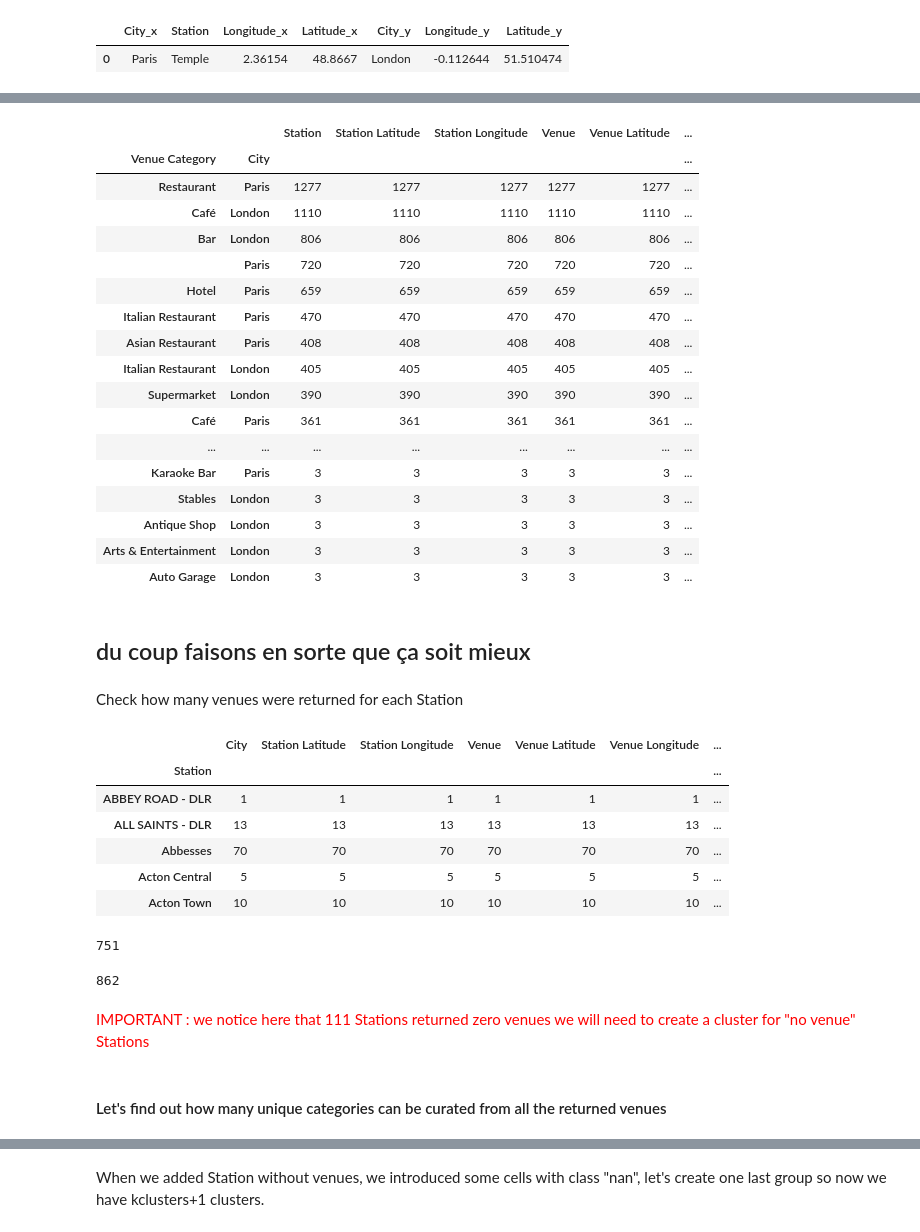
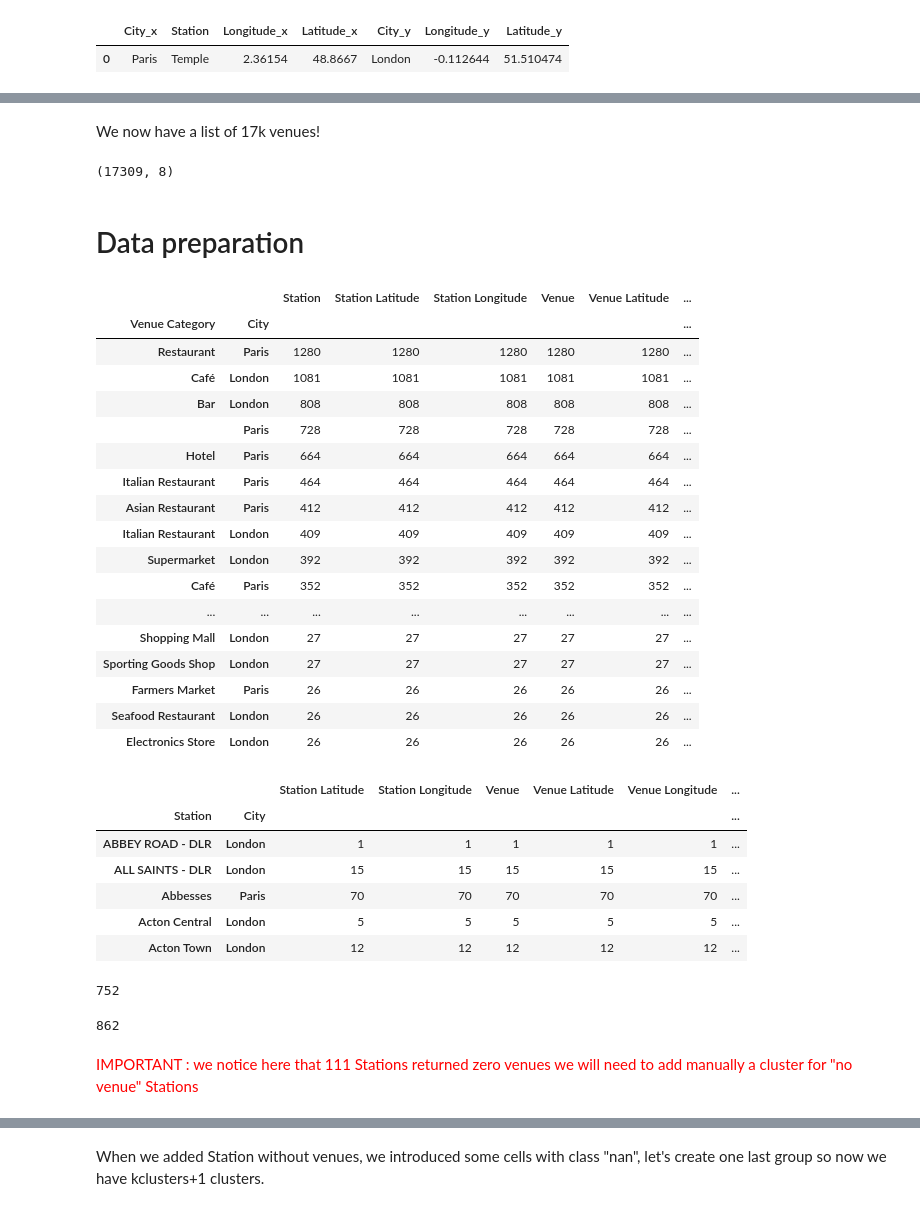
Before and after one commit to juliengirault52/Coursera_Capstone, a Jupyter notebook: capstone_project.ipynb, the cells around one changed output, grey strips where cells are left out. Saved outputs shown, nothing was run; the diff lists cells and outputs as text; code cells hidden in the pictures.

```diff
--- a/capstone_project.ipynb
+++ b/capstone_project.ipynb
@@ -186,4 +200 @@ if 'venues_list' not in globals():
-# %%
-venues_list=[]
-stations_done_list=[]
 # %%
@@ -292,3 +233,0 @@ savevenues=nearby_venues
-# %%
-pd.set_option('display.max_rows', 500)
-nearby_venues.groupby('Venue Category').count().sort_values("City").tail(50)
@@ -314,5 +234,14 @@ nearby_venues.groupby('Venue Category').count().sort_values("City").tail(50)
+# %% [markdown]
+We now have a list of 17k venues!
+# %%
+print(nearby_venues.shape)
+# %% [output]
+(17309, 8)
+# %% [markdown]
+# Data preparation
 # %%
-pd.set_option('display.max_rows', 500)
+
+pd.set_option('display.max_rows', 100)
 nearby_venues.loc[nearby_venues["Venue Category"]=="French Restaurant", "Venue Category"]="Restaurant"
 nearby_venues.loc[nearby_venues["Venue Category"]=="Brasserie", "Venue Category"]="Gastropub"
 nearby_venues.loc[nearby_venues["Venue Category"]=="Gym / Fitness Center", "Venue Category"]="Gym"
@@ -329,72 +258,65 @@ nearby_venues.loc[nearby_venues["Venue Category"]=="Chinese Restaurant", "Venue
 nearby_venues.loc[nearby_venues["Venue Category"]=="Vietnamese Restaurant", "Venue Category"]="Asian Restaurant"
 nearby_venues.loc[nearby_venues["Venue Category"]=="Thai Restaurant", "Venue Category"]="Asian Restaurant"
 nearby_venues.loc[nearby_venues["Venue Category"]=="Korean Restaurant", "Venue Category"]="Asian Restaurant"
 nearby_venues.loc[nearby_venues["Venue Category"]=="Cambodian Restaurant", "Venue Category"]="Asian Restaurant"
 nearby_venues.loc[nearby_venues["Venue Category"]=="Dim Sum Restaurant", "Venue Category"]="Asian Restaurant"
 nearby_venues.loc[nearby_venues["Venue Category"]=="Cantonese Restaurant", "Venue Category"]="Asian Restaurant"
 nearby_venues.loc[nearby_venues["Venue Category"]=="Szechuan Restaurant", "Venue Category"]="Asian Restaurant"
 nearby_venues.loc[nearby_venues["Venue Category"]=="Ramen Restaurant", "Venue Category"]="Asian Restaurant"
 nearby_venues.loc[nearby_venues["Venue Category"]=="Lebanese Restaurant", "Venue Category"]="Mediterranean Restaurant"
 nearby_venues.loc[nearby_venues["Venue Category"]=="Israeli Restaurant", "Venue Category"]="Mediterranean Restaurant"
 nearby_venues.loc[nearby_venues["Venue Category"]=="Corsican Restaurant", "Venue Category"]="Mediterranean Restaurant"
 nearby_venues.loc[nearby_venues["Venue Category"]=="Falafel Restaurant", "Venue Category"]="Mediterranean Restaurant"
 nearby_venues.loc[nearby_venues["Venue Category"]=="Greek Restaurant", "Venue Category"]="Mediterranean Restaurant"
 nearby_venues.loc[nearby_venues["Venue Category"]=="Turkish Restaurant", "Venue Category"]="Middle Eastern Restaurant"
 nearby_venues.loc[nearby_venues["Venue Category"]=="Moroccan Restaurant", "Venue Category"]="Middle Eastern Restaurant"
 nearby_venues.loc[nearby_venues["Venue Category"]=="Kebab Restaurant", "Venue Category"]="Middle Eastern Restaurant"
 nearby_venues.loc[nearby_venues["Venue Category"]=="Persian Restaurant", "Venue Category"]="Middle Eastern Restaurant"
 nearby_venues.loc[nearby_venues["Venue Category"]=="English Restaurant", "Venue Category"]="Restaurant"
 nearby_venues.loc[nearby_venues["Venue Category"]=="Auvergne Restaurant", "Venue Category"]="Restaurant"
 nearby_venues.loc[nearby_venues["Venue Category"]=="Alsatian Restaurant", "Venue Category"]="Restaurant"
 nearby_venues.loc[nearby_venues["Venue Category"]=="Tapas Restaurant", "Venue Category"]="Spanish Restaurant"
 nearby_venues=nearby_venues[~nearby_venues["Venue Category"].str.contains('Station')] #drops bus, metro and gaz stations
 nearby_venues=nearby_venues[nearby_venues["Venue Category"]!="Platform"]
 nearby_venues=nearby_venues[nearby_venues["Venue Category"]!="Bus Stop"]
 
 
-
-
-
-nearby_venues.groupby(['Venue Category', 'City']).count().sort_values("Station", ascending=False).head(500)
+nearby_venues.groupby(['Venue Category', 'City']).count().sort_values("Station", ascending=False).head(100)
 #nearby_venues.groupby(['Venue Category', 'City']).count().sort_values("Station", ascending=False).to_csv("categories_to_merge")
 # %% [output]
 |  |  | Station | Station Latitude | Station Longitude | Venue | Venue Latitude | ... |
 | Venue Category | City |  |  |  |  |  | ... |
-| Restaurant | Paris | 1277 | 1277 | 1277 | 1277 | 1277 | ... |
-| Café | London | 1110 | 1110 | 1110 | 1110 | 1110 | ... |
-| Bar | London | 806 | 806 | 806 | 806 | 806 | ... |
-|  | Paris | 720 | 720 | 720 | 720 | 720 | ... |
-| Hotel | Paris | 659 | 659 | 659 | 659 | 659 | ... |
-| Italian Restaurant | Paris | 470 | 470 | 470 | 470 | 470 | ... |
-| Asian Restaurant | Paris | 408 | 408 | 408 | 408 | 408 | ... |
-| Italian Restaurant | London | 405 | 405 | 405 | 405 | 405 | ... |
-| Supermarket | London | 390 | 390 | 390 | 390 | 390 | ... |
-| Café | Paris | 361 | 361 | 361 | 361 | 361 | ... |
+| Restaurant | Paris | 1280 | 1280 | 1280 | 1280 | 1280 | ... |
+| Café | London | 1081 | 1081 | 1081 | 1081 | 1081 | ... |
+| Bar | London | 808 | 808 | 808 | 808 | 808 | ... |
+|  | Paris | 728 | 728 | 728 | 728 | 728 | ... |
+| Hotel | Paris | 664 | 664 | 664 | 664 | 664 | ... |
+| Italian Restaurant | Paris | 464 | 464 | 464 | 464 | 464 | ... |
+| Asian Restaurant | Paris | 412 | 412 | 412 | 412 | 412 | ... |
+| Italian Restaurant | London | 409 | 409 | 409 | 409 | 409 | ... |
+| Supermarket | London | 392 | 392 | 392 | 392 | 392 | ... |
+| Café | Paris | 352 | 352 | 352 | 352 | 352 | ... |
 | ... | ... | ... | ... | ... | ... | ... | ... |
-| Karaoke Bar | Paris | 3 | 3 | 3 | 3 | 3 | ... |
-| Stables | London | 3 | 3 | 3 | 3 | 3 | ... |
-| Antique Shop | London | 3 | 3 | 3 | 3 | 3 | ... |
-| Arts & Entertainment | London | 3 | 3 | 3 | 3 | 3 | ... |
-| Auto Garage | London | 3 | 3 | 3 | 3 | 3 | ... |
+| Shopping Mall | London | 27 | 27 | 27 | 27 | 27 | ... |
+| Sporting Goods Shop | London | 27 | 27 | 27 | 27 | 27 | ... |
+| Farmers Market | Paris | 26 | 26 | 26 | 26 | 26 | ... |
+| Seafood Restaurant | London | 26 | 26 | 26 | 26 | 26 | ... |
+| Electronics Store | London | 26 | 26 | 26 | 26 | 26 | ... |
-# %% [markdown]
-## du coup faisons en sorte que ça soit mieux
-# %% [markdown]
-Check how many venues were returned for each Station
 # %%
 venues=nearby_venues
-venues.groupby('Station').count().head()
+venues.groupby(['Station','City']).count().head()
 # %% [output]
-|  | City | Station Latitude | Station Longitude | Venue | Venue Latitude | Venue Longitude | ... |
-| Station |  |  |  |  |  |  | ... |
-| ABBEY ROAD - DLR | 1 | 1 | 1 | 1 | 1 | 1 | ... |
-| ALL SAINTS - DLR | 13 | 13 | 13 | 13 | 13 | 13 | ... |
-| Abbesses | 70 | 70 | 70 | 70 | 70 | 70 | ... |
-| Acton Central | 5 | 5 | 5 | 5 | 5 | 5 | ... |
-| Acton Town | 10 | 10 | 10 | 10 | 10 | 10 | ... |
+|  |  | Station Latitude | Station Longitude | Venue | Venue Latitude | Venue Longitude | ... |
+| Station | City |  |  |  |  |  | ... |
+| ABBEY ROAD - DLR | London | 1 | 1 | 1 | 1 | 1 | ... |
+| ALL SAINTS - DLR | London | 15 | 15 | 15 | 15 | 15 | ... |
+| Abbesses | Paris | 70 | 70 | 70 | 70 | 70 | ... |
+| Acton Central | London | 5 | 5 | 5 | 5 | 5 | ... |
+| Acton Town | London | 12 | 12 | 12 | 12 | 12 | ... |
 # %%
 len(venues['Station'].unique())
 # %% [output]
-751
+752
 # %%
 # vs
 
@@ -402,6 +324,4 @@ len(df['Station'])
 # %% [output]
 862
 # %% [markdown]
-<p style="color:red;">IMPORTANT : we notice here that 111 Stations returned zero venues we will need to create a cluster for "no venue" Stations</p>
+<p style="color:red;">IMPORTANT : we notice here that 111 Stations returned zero venues we will need to add manually a cluster for "no venue" Stations</p>
-# %% [markdown]
-#### Let's find out how many unique categories can be curated from all the returned venues
```
Also changed, not shown: parts of 57 cells of this notebook.
